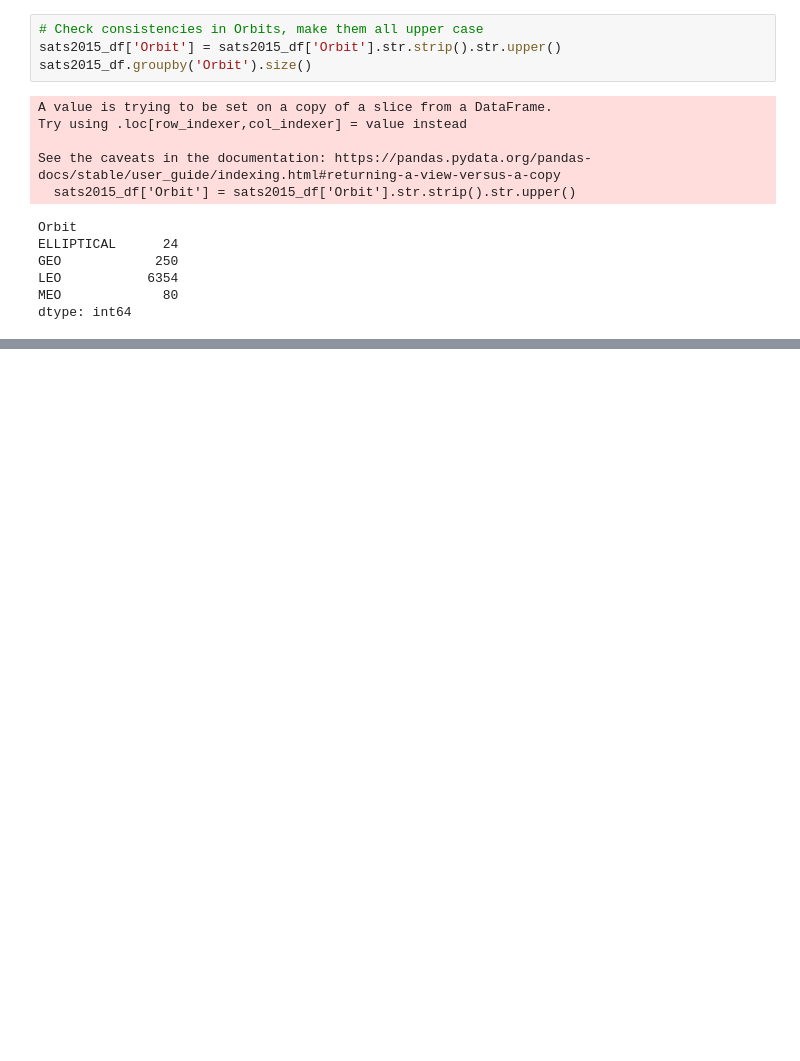
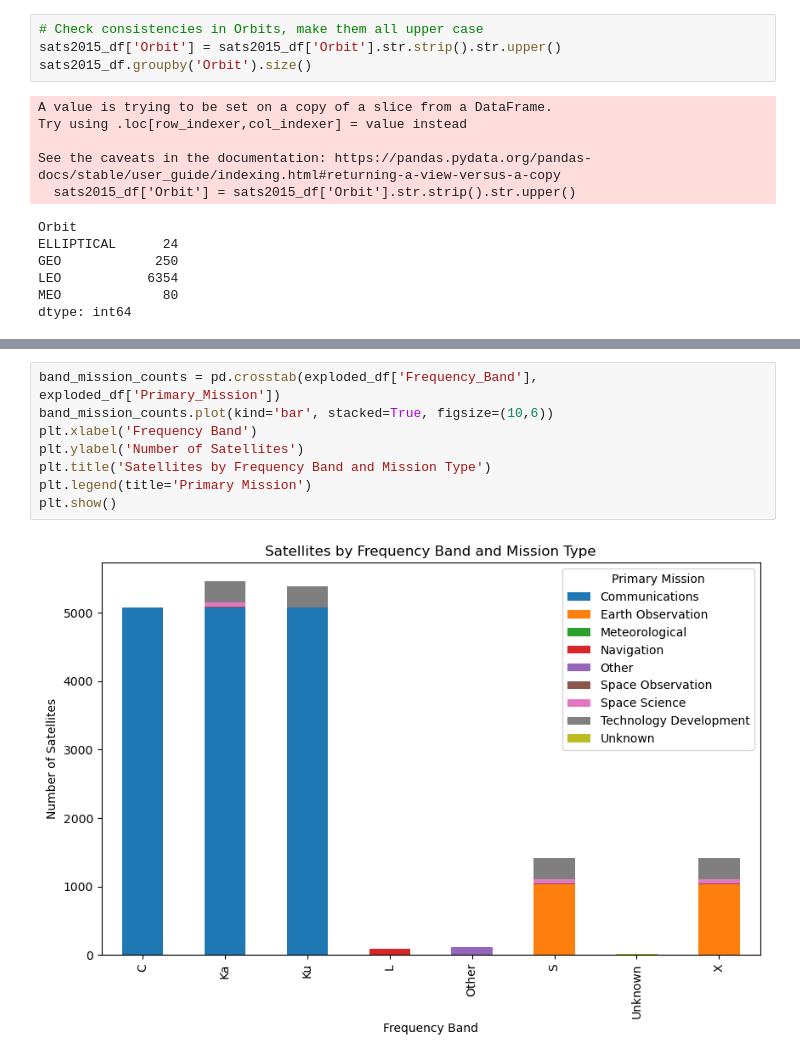
Before and after one commit to tashhalex/DDI-midterm, a Jupyter notebook: midterm2.ipynb, the cells around one changed output, grey strips where cells are left out. Cells and saved outputs as stored; diff of their text form; blank space fills up the shorter version.

```diff
--- a/midterm2.ipynb
+++ b/midterm2.ipynb
@@ -189,0 +387,10 @@ dtype: int64
+# %%
+band_mission_counts = pd.crosstab(exploded_df['Frequency_Band'], exploded_df['Primary_Mission'])
+band_mission_counts.plot(kind='bar', stacked=True, figsize=(10,6))
+plt.xlabel('Frequency Band')
+plt.ylabel('Number of Satellites')
+plt.title('Satellites by Frequency Band and Mission Type')
+plt.legend(title='Primary Mission')
+plt.show()
+# %% [output]
+[figure, added]
```
Also changed, not shown: parts of 12 cells of this notebook, 2 other files.
